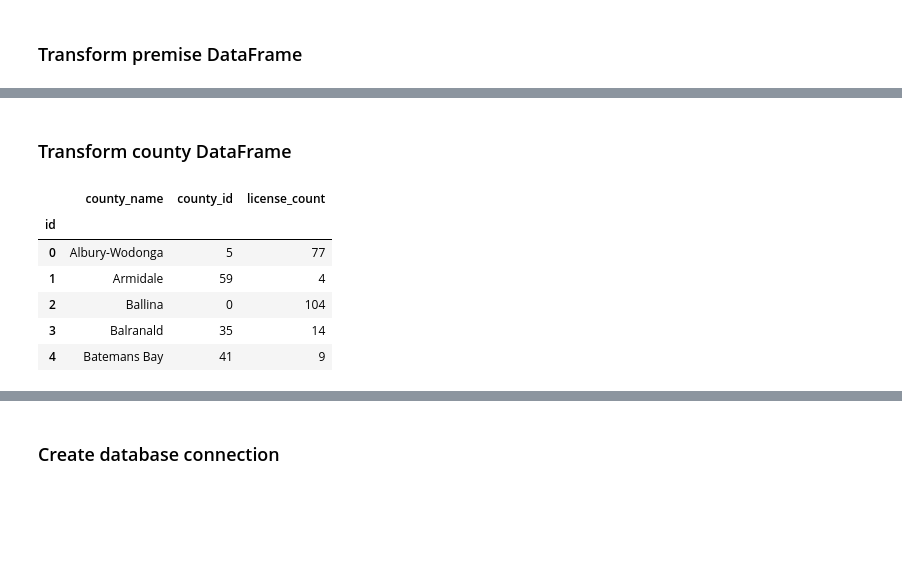
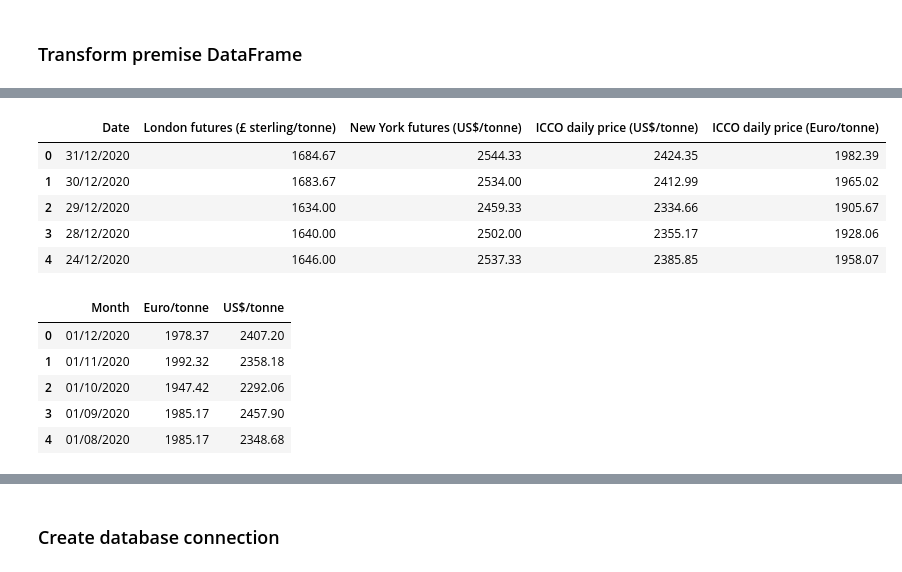
Before and after one commit to MellyB5/ETL_project, a Jupyter notebook: code_kevin/pandas_etl.ipynb, the cells around one changed output, grey strips where cells are left out. Saved outputs shown, nothing was run; the diff lists cells and outputs as text; code cells hidden in the pictures; blank space fills up the shorter version.

```diff
--- a/code_kevin/pandas_etl.ipynb
+++ b/code_kevin/pandas_etl.ipynb
@@ -53,24 +40,18 @@ premise_transformed.head()
-# %% [markdown]
-### Transform county DataFrame
-# %%
-county_cols = ["ID", "County Name (Licensee)", "County ID Code", "License Count"]
-county_transformed = county_df[county_cols].copy()
-
-# Rename the column headers
-county_transformed = county_transformed.rename(columns={"ID": "id",
-                                                         "County Name (Licensee)": "county_name",
-                                                         "License Count": "license_count",
-                                                         "County ID Code": "county_id"})
-
-# Set index
-county_transformed.set_index("id", inplace=True)
-
-county_transformed.head()
-# %% [output]
-|  | county_name | county_id | license_count |
-| id |  |  |  |
-| 0 | Albury-Wodonga | 5 | 77 |
-| 1 | Armidale | 59 | 4 |
-| 2 | Ballina | 0 | 104 |
-| 3 | Balranald | 35 | 14 |
-| 4 | Batemans Bay | 41 | 9 |
+# %%
+cocoa_daily_df.head()
+# %% [output]
+|  | Date | London futures (£ sterling/tonne) | New York futures (US$/tonne) | ICCO daily price (US$/tonne) | ICCO daily price (Euro/tonne) |
+| 0 | 31/12/2020 | 1684.67 | 2544.33 | 2424.35 | 1982.39 |
+| 1 | 30/12/2020 | 1683.67 | 2534.00 | 2412.99 | 1965.02 |
+| 2 | 29/12/2020 | 1634.00 | 2459.33 | 2334.66 | 1905.67 |
+| 3 | 28/12/2020 | 1640.00 | 2502.00 | 2355.17 | 1928.06 |
+| 4 | 24/12/2020 | 1646.00 | 2537.33 | 2385.85 | 1958.07 |
+# %%
+cocoa_monthly_df.head()
+# %% [output]
+|  | Month | Euro/tonne | US$/tonne |
+| 0 | 01/12/2020 | 1978.37 | 2407.20 |
+| 1 | 01/11/2020 | 1992.32 | 2358.18 |
+| 2 | 01/10/2020 | 1947.42 | 2292.06 |
+| 3 | 01/09/2020 | 1985.17 | 2457.90 |
+| 4 | 01/08/2020 | 1985.17 | 2348.68 |
```
Also changed, not shown: parts of 17 cells of this notebook.
